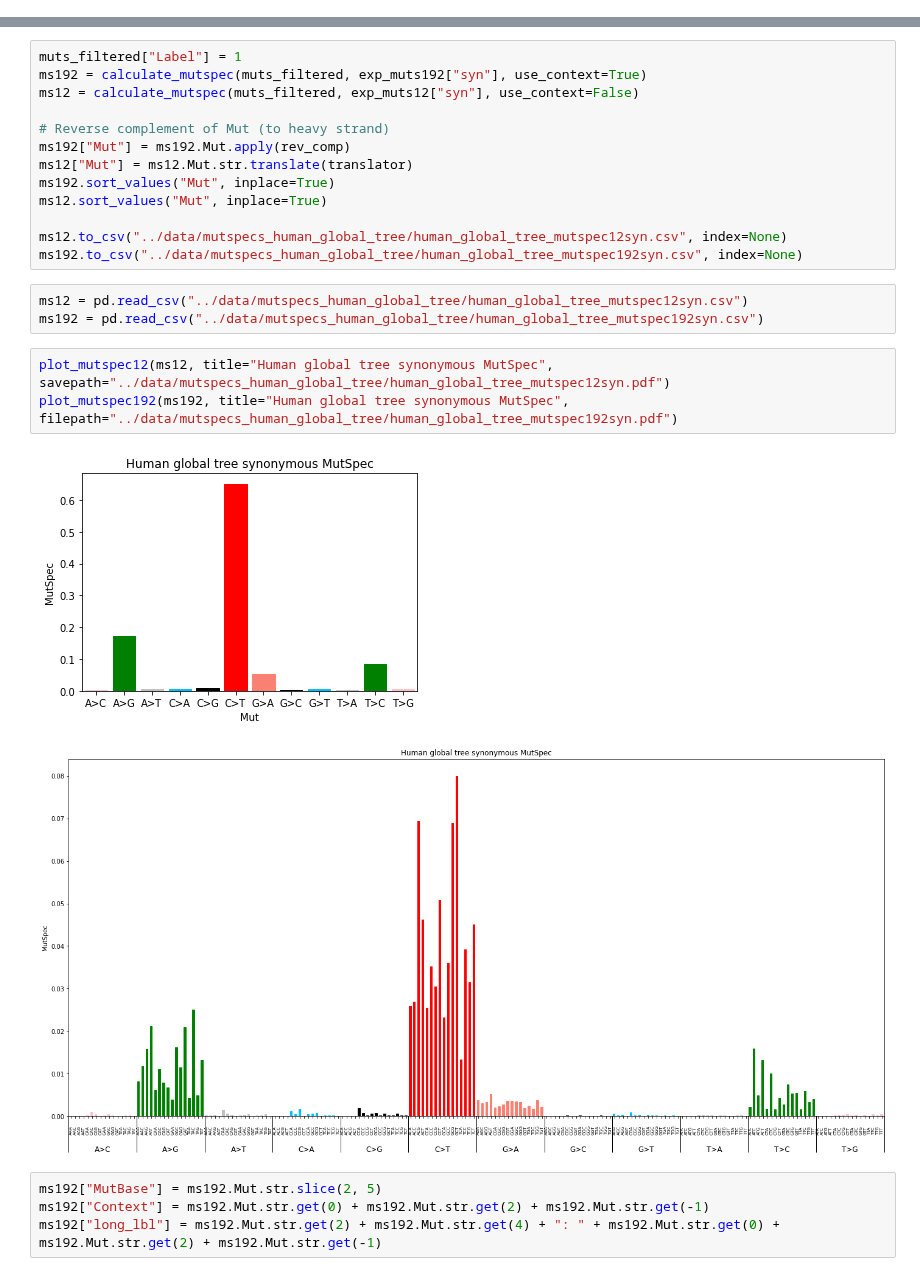
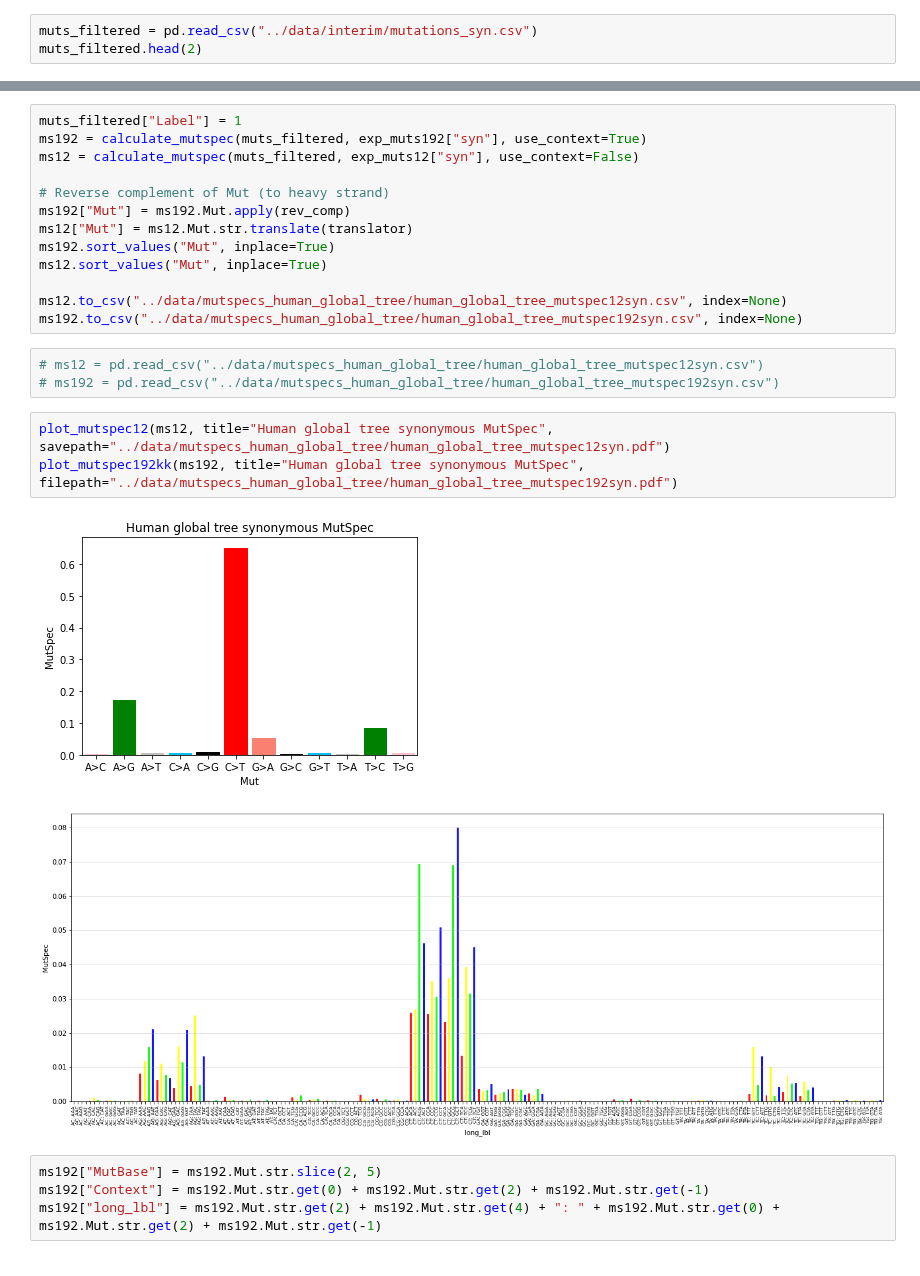
Before and after one commit to mitoclub/mtdnaMutSpecOfCancers, a Jupyter notebook: notebooks/human_global_tree_muts_EDA.ipynb, the cells around one changed output, grey strips where cells are left out. Saved outputs shown, nothing was run; the diff lists cells and outputs as text.

```diff
--- a/notebooks/human_global_tree_muts_EDA.ipynb
+++ b/notebooks/human_global_tree_muts_EDA.ipynb
@@ -246,0 +250,3 @@ Name: Mut, dtype: int64
+# %%
+muts_filtered = pd.read_csv("../data/interim/mutations_syn.csv")
+muts_filtered.head(2)
@@ -346,14 +354,14 @@ ms12.sort_values("Mut", inplace=True)
 ms12.to_csv("../data/mutspecs_human_global_tree/human_global_tree_mutspec12syn.csv", index=None)
 ms192.to_csv("../data/mutspecs_human_global_tree/human_global_tree_mutspec192syn.csv", index=None)
 # %%
-ms12 = pd.read_csv("../data/mutspecs_human_global_tree/human_global_tree_mutspec12syn.csv")
-ms192 = pd.read_csv("../data/mutspecs_human_global_tree/human_global_tree_mutspec192syn.csv")
+# ms12 = pd.read_csv("../data/mutspecs_human_global_tree/human_global_tree_mutspec12syn.csv")
+# ms192 = pd.read_csv("../data/mutspecs_human_global_tree/human_global_tree_mutspec192syn.csv")
 # %%
 plot_mutspec12(ms12, title="Human global tree synonymous MutSpec",   savepath="../data/mutspecs_human_global_tree/human_global_tree_mutspec12syn.pdf")
-plot_mutspec192(ms192, title="Human global tree synonymous MutSpec", filepath="../data/mutspecs_human_global_tree/human_global_tree_mutspec192syn.pdf")
+plot_mutspec192kk(ms192, title="Human global tree synonymous MutSpec", filepath="../data/mutspecs_human_global_tree/human_global_tree_mutspec192syn.pdf")
 # %% [output]
 [figure]
-[figure, old version]
+[figure, new version]
 # %%
 ms192["MutBase"] = ms192.Mut.str.slice(2, 5)
 ms192["Context"] = ms192.Mut.str.get(0) + ms192.Mut.str.get(2) + ms192.Mut.str.get(-1)
```
Also changed, not shown: parts of 8 cells of this notebook, 12 other files.
